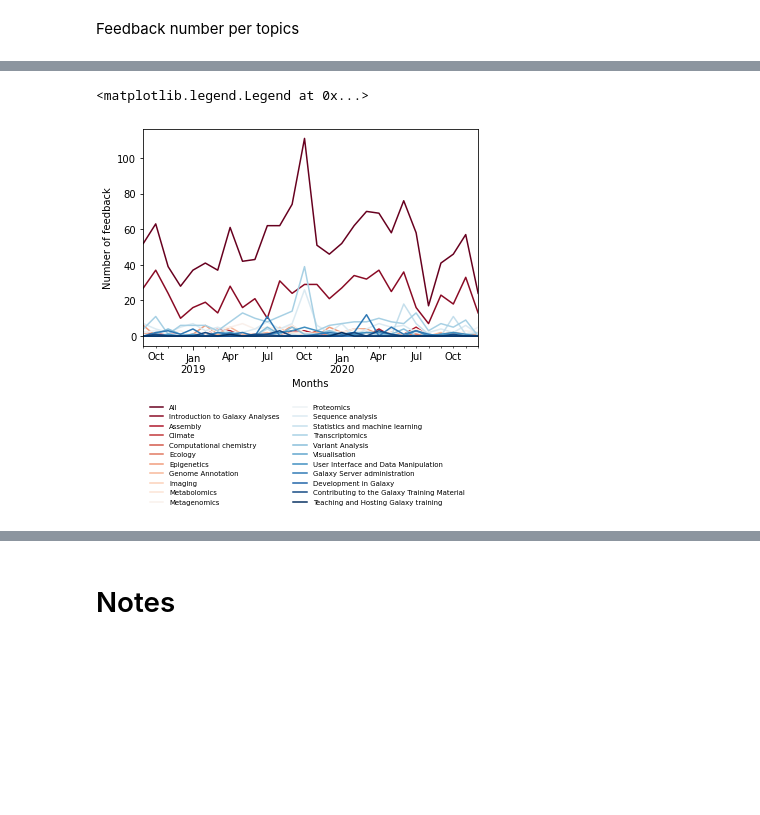
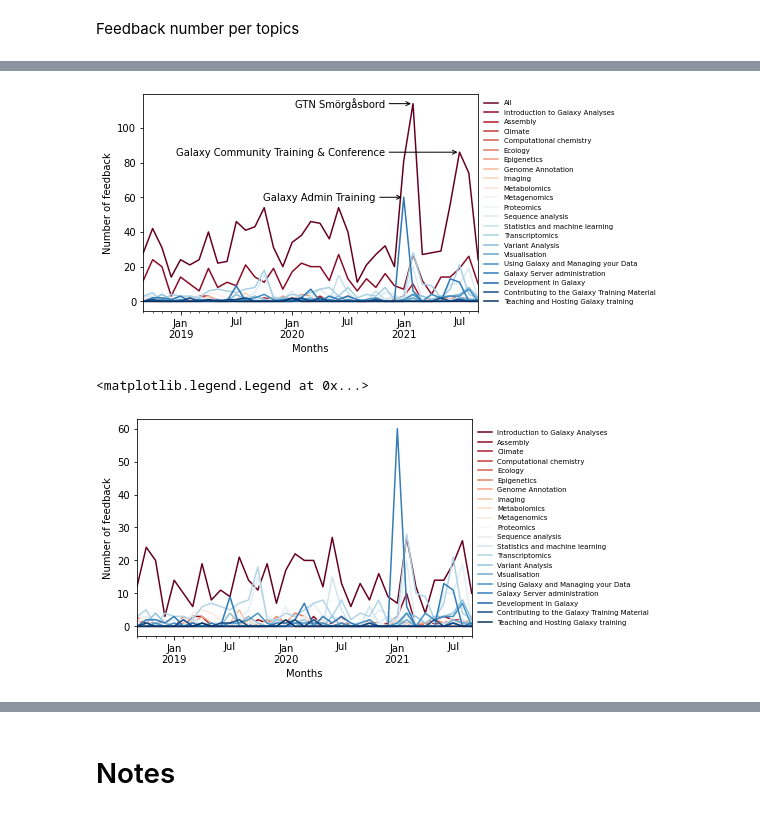
Before and after one commit to galaxyproject/GTN-community-paper-2020, a Jupyter notebook: src/analyze_feedback.ipynb, the cells around one changed output, grey strips where cells are left out. Saved outputs shown, nothing was run; the diff lists cells and outputs as text; code cells hidden in the pictures; blank space fills up the shorter version.

```diff
--- a/src/analyze_feedback.ipynb
+++ b/src/analyze_feedback.ipynb
@@ -31,7 +31,7 @@ col_order = ['All',
             'Transcriptomics',
             'Variant Analysis',
             'Visualisation',
-            'User Interface and Data Manipulation',
+            'Using Galaxy and Managing your Data',
             'Galaxy Server administration',
             'Development in Galaxy',
             'Contributing to the Galaxy Training Material',
@@ -81,3 +41,9 @@ df.topic = (df
+# %%
+df = (pd.read_csv(url, index_col=0)
+        .fillna('')
+        .assign(
+            date=lambda x: pd.to_datetime(x['date']),
+            month=lambda x: pd.to_datetime(x['month']).dt.to_period('M')))
 # %%
 df.head()
 # %% [output]
@@ -127,3 +67,9 @@ plt.show()
+# %%
+nb_per_months_df = (df
+                 .groupby(df.month)
+                 .count()
+                 .filter(['date'])
+                 .rename(columns = {'date': 'All'}))
 # %% [markdown]
 Top 10 tutorials with feedbacks
 # %%
@@ -211,17 +128,13 @@ def extract_tutorial_feedbacks(topic_df, topic_name):
 # %%
-nb_per_months_df = (nb_per_months[['timestamp']]
-    .rename(columns = {'timestamp': 'All'}))
-grouped_by_topic = df.groupby(by="topic")
 for topic in grouped_by_topic.groups:
     print(topic)
     topic_df, notes = get_topic_df(grouped_by_topic, topic, notes)
     topic_name = topic.lower().replace(' ', '-')
-    extract_tutorial_feedbacks(topic_df, topic_name)
     m_df = (topic_df
-        .groupby(months)
+        .groupby(by='month')
         .count()
-        .filter(regex='timestamp')
-        .rename(columns = {'timestamp': topic}))
+        .filter(['date'])
+        .rename(columns = {'date': topic}))
     nb_per_months_df = nb_per_months_df.merge(m_df, how='outer', left_index=True, right_index=True)
 nb_per_months_df = (nb_per_months_df
     .fillna(0))
@@ -271,15 +206,53 @@ dtype: float64
+# %%
+fig, ax = plt.subplots()
+(nb_per_months_df
+    .plot(ax=ax, colormap='RdBu'))
+plt.xlabel('Months')
+plt.ylabel('Number of feedback')
+plt.annotate(
+    'Galaxy Admin Training',
+    xy=('2021-01-01', nb_per_months_df['Galaxy Server administration']['2021-01']),
+    xycoords='data',
+    xytext=('2020-10-01', nb_per_months_df['Galaxy Server administration']['2021-01']),
+    arrowprops=dict(arrowstyle="->"),
+    horizontalalignment='right',
+    verticalalignment='center')
+plt.annotate(
+    'GTN Smörgåsbord',
+    xy=('2021-02-15', nb_per_months_df['All']['2021-02']),
+    xycoords='data',
+    xytext=('2020-11-01', nb_per_months_df['All']['2021-02']),
+    arrowprops=dict(arrowstyle="->"),
+    horizontalalignment='right',
+    verticalalignment='center')
+plt.annotate(
+    'Galaxy Community Training & Conference',
+    xy=('2021-07-01', nb_per_months_df['All']['2021-07']),
+    xycoords='data',
+    xytext=('2020-11-01', nb_per_months_df['All']['2021-07']),
+    arrowprops=dict(arrowstyle="->"),
+    horizontalalignment='right',
+    verticalalignment='center')
+ax.legend(
+    loc='center left',
+    bbox_to_anchor=(1, 0.5),
+    frameon=False,
+    fontsize='x-small')
+plt.savefig('../images/feedback.png', bbox_inches='tight')
+# %% [output]
+[figure, added]
 # %%
 fig, ax = plt.subplots()
 (nb_per_months_df
+    .drop(columns=['All'])
     .plot(ax=ax, colormap='RdBu'))
 plt.xlabel('Months')
 plt.ylabel('Number of feedback')
 ax.legend(
     loc='center left',
-    bbox_to_anchor=(0, -0.5),
+    bbox_to_anchor=(1, 0.5),
     frameon=False,
-    ncol=2,
     fontsize='x-small')
 # %% [output]
 <matplotlib.legend.Legend at 0x...>
-[figure, old version]
+[figure, new version]
```
Also changed, not shown: parts of 27 cells of this notebook, 2 other files.
